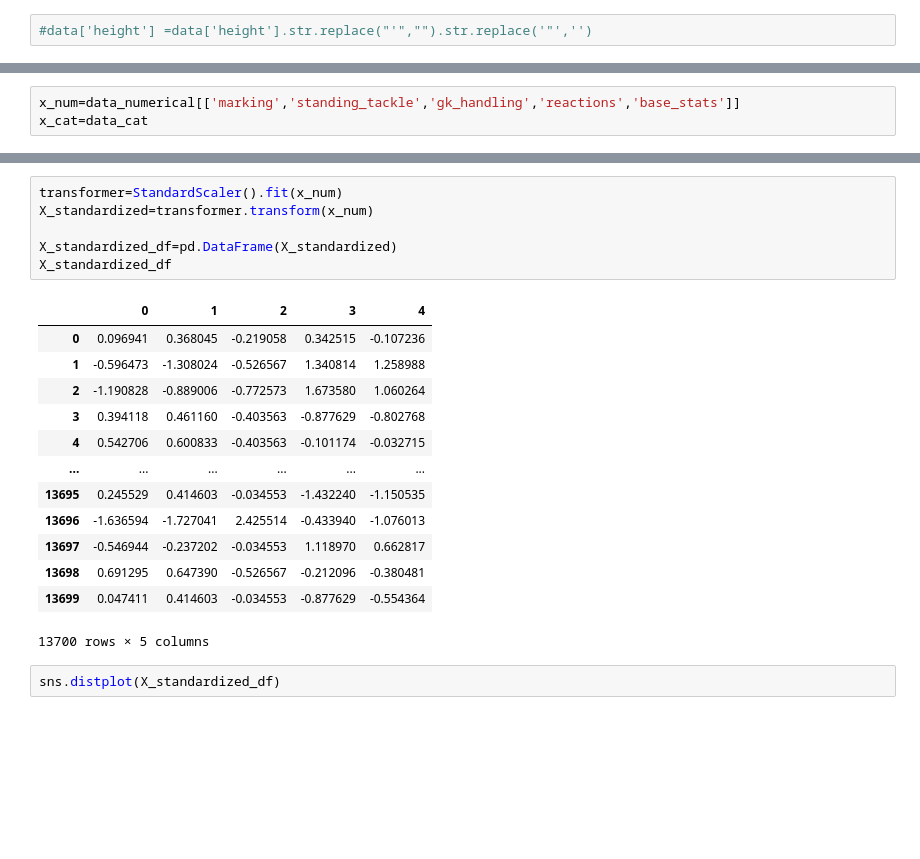
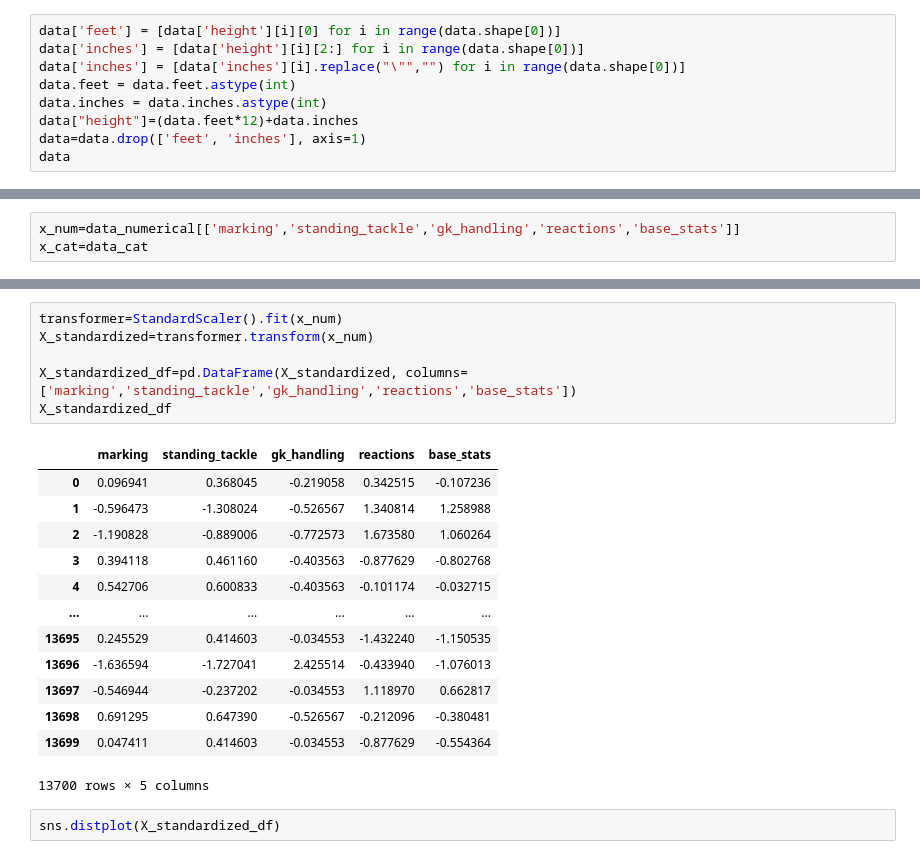
Before and after one commit to jcarsu/Activities-IH, a Jupyter notebook: FIFA project ultimate version.ipynb, the cells around one changed output, grey strips where cells are left out. Saved outputs shown, nothing was run; the diff lists cells and outputs as text; blank space fills up the shorter version.

```diff
--- a/FIFA project ultimate version.ipynb
+++ b/FIFA project ultimate version.ipynb
@@ -105,4 +105,11 @@ data['weight'] = data['weight'].str.extract('(\d+)').astype(int)
 # %%
 data['hits'] = data['hits'].str.extract('(\d+)').astype(int)
 # %%
-#data['height'] =data['height'].str.replace("'","").str.replace('"','')
+data['feet'] = [data['height'][i][0] for i in range(data.shape[0])]
+data['inches'] = [data['height'][i][2:] for i in range(data.shape[0])]
+data['inches'] = [data['inches'][i].replace("\"","") for i in range(data.shape[0])]
+data.feet = data.feet.astype(int)
+data.inches = data.inches.astype(int)
+data["height"]=(data.feet*12)+data.inches
+data=data.drop(['feet', 'inches'], axis=1)
+data
@@ -419,11 +448,11 @@ Y=data_numerical['ova']
 # %%
 transformer=StandardScaler().fit(x_num)
 X_standardized=transformer.transform(x_num)
 
-X_standardized_df=pd.DataFrame(X_standardized)
+X_standardized_df=pd.DataFrame(X_standardized, columns=['marking','standing_tackle','gk_handling','reactions','base_stats'])
 X_standardized_df
 # %% [output]
-|  | 0 | 1 | 2 | 3 | 4 |
+|  | marking | standing_tackle | gk_handling | reactions | base_stats |
 | 0 | 0.096941 | 0.368045 | -0.219058 | 0.342515 | -0.107236 |
 | 1 | -0.596473 | -1.308024 | -0.526567 | 1.340814 | 1.258988 |
 | 2 | -1.190828 | -0.889006 | -0.772573 | 1.673580 | 1.060264 |
```
Also changed, not shown: parts of 43 cells of this notebook.
